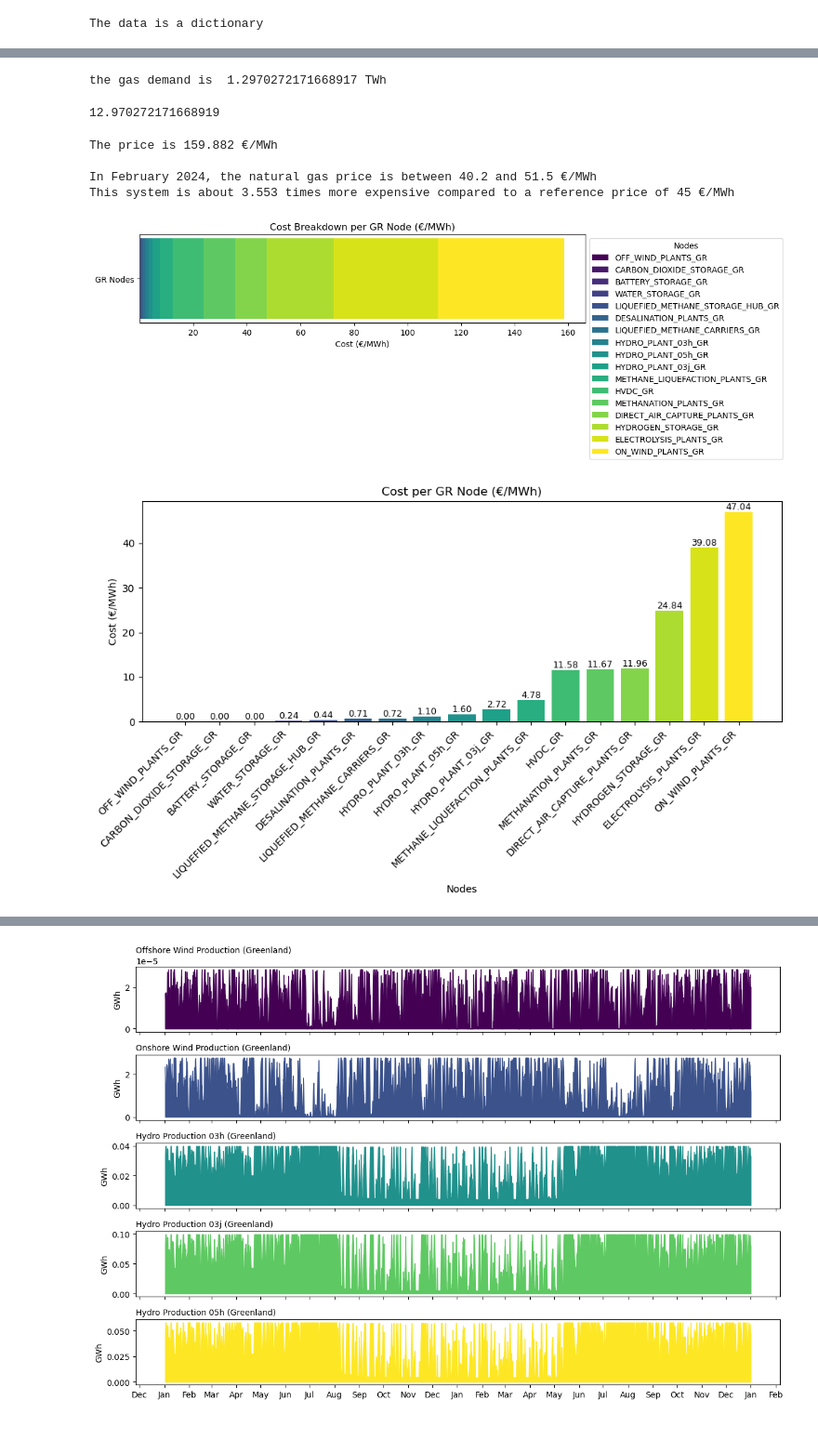
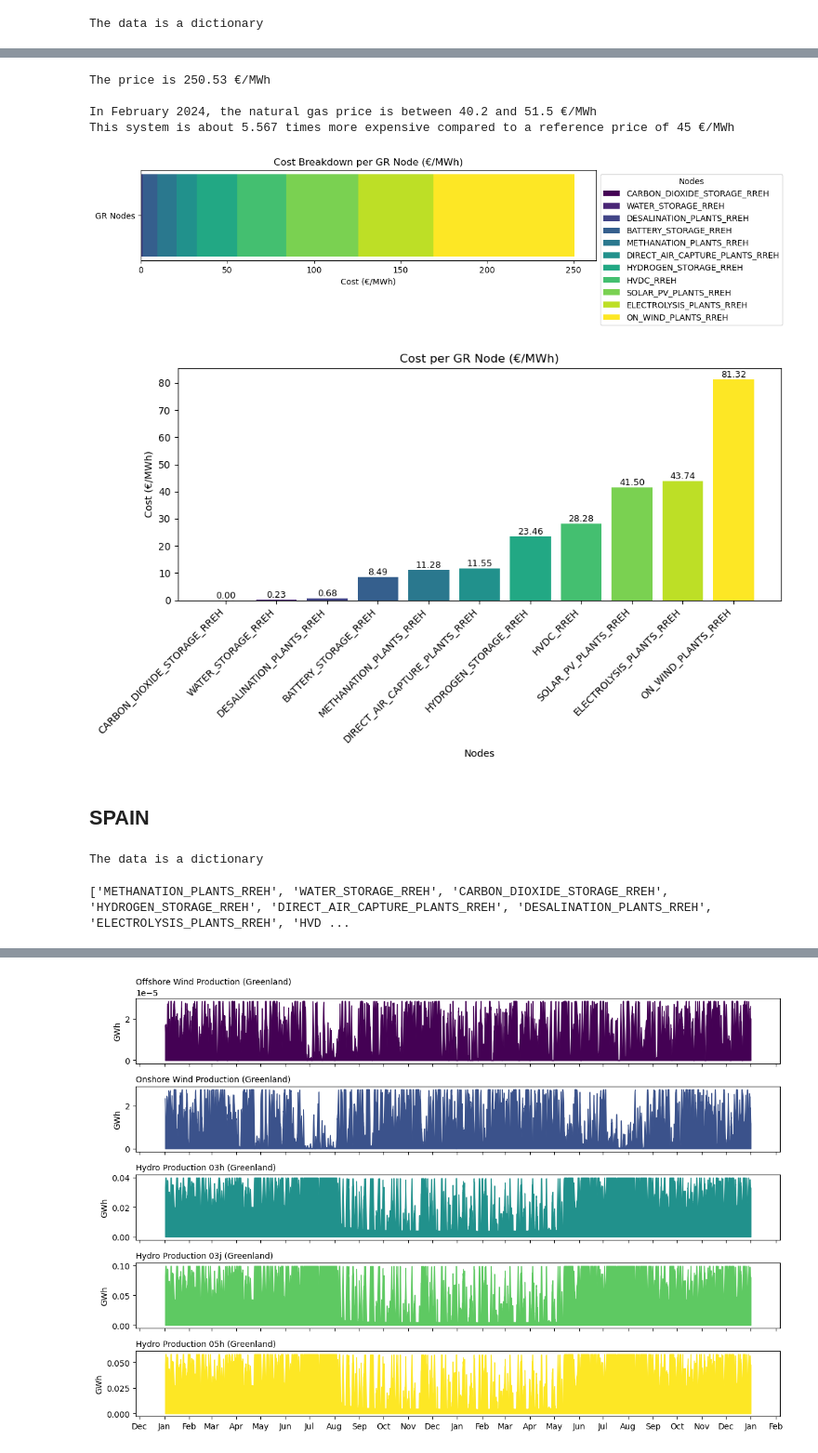
Before and after one commit to giooms/RREH_thesis, a Jupyter notebook: scripts/analysis/draft.ipynb, the cells around one changed output, grey strips where cells are left out. Shown at 93% size. Cells and saved outputs as stored; diff of their text form; code cells hidden in the pictures.

Commit message:
update for plots and EU pipe

```diff
--- a/scripts/analysis/draft.ipynb
+++ b/scripts/analysis/draft.ipynb
@@ -104,6 +91,6 @@ class MakeMeReadable:
 # %%
 dico1 = {}
-with open('../../models/hydro_wind/results/hydro_wind_diff_17544_results.json', 'r') as f:
+with open('../../models/germany_pipe/results/germany_pipe_constant_43800_results.json', 'r') as f:
     dico1 = json.load(f)
 
 d1 = MakeMeReadable(dico1)
@@ -114,14 +101,3 @@ else:
     print('The data is not a dictionary')
 # %% [output]
 The data is a dictionary
-# %%
-dico2 = {}
-with open('../../models/hydro_wind/results/hydro_wind_diff_43800_results.json', 'r') as f:
-    dico2 = json.load(f)
-
-d2 = MakeMeReadable(dico2)
-
-if isinstance(dico2, dict):
-    print('The data is a dictionary')
-else:
-    print('The data is not a dictionary')
@@ -334,31 +162,19 @@ Total installed capacity = 4.741 GW
-# %%
-gas_demand = d.model.hyperedges.DESTINATION_METHANE_BALANCE.parameters.demand
-gas_demand = np.sum(gas_demand[:timehorizon])/1000
-print("the gas demand is ", gas_demand, "TWh")
-# %% [output]
-the gas demand is  1.2970272171668917 TWh
 # %%
 # LCH4 full production:
-gas = np.array(d.solution.elements.LIQUEFIED_METHANE_REGASIFICATION.variables.methane.values) * 15.31 # kt/h * GWh/kt
+gas = np.array(d1.solution.elements.METHANATION_PLANTS_RREH.variables.methane.values) * 0.015441 # kt/h * GWh/kt
 gas_prod = np.sum(gas) # GWh
-gas_prod/1000
-# %% [output]
-12.970272171668919
 # %%
-demand_in_mwh = gas_prod * 1e3  # Convert TWh to MWh
-total_cost_in_euros = tot_cost * 1e6  # Convert million euros to euros
-
 # Compute price per MWh in euros
-price_per_mwh = total_cost_in_euros / demand_in_mwh
+price_per_mwh = tot_cost / gas_prod
 
 print(f"The price is {round(price_per_mwh, 3)} €/MWh \n")
 print("In February 2024, the natural gas price is between 40.2 and 51.5 €/MWh")  # Adjusted to €/MWh
 print("This system is about", round((price_per_mwh / 45), 3), "times more expensive compared to a reference price of 45 €/MWh")
 # %% [output]
-The price is 159.882 €/MWh
+The price is 250.53 €/MWh
 
 In February 2024, the natural gas price is between 40.2 and 51.5 €/MWh
-This system is about 3.553 times more expensive compared to a reference price of 45 €/MWh
+This system is about 5.567 times more expensive compared to a reference price of 45 €/MWh
 # %%
 def cost_rreh_detailed(ls):
     detailed_cost = {}
@@ -368,9 +184,9 @@ def cost_rreh_detailed(ls):
     for ele in ls:
         node_cost = 0
         try:
-            node_cost += np.sum(dico["solution"]["elements"][ele]["objectives"]["unnamed"])
+            node_cost += np.sum(dico1["solution"]["elements"][ele]["objectives"]["unnamed"])
         except:
-            for e in dico["solution"]["elements"][ele]["objectives"]["named"].values():
+            for e in dico1["solution"]["elements"][ele]["objectives"]["named"].values():
                 node_cost += e
         detailed_cost[ele] = node_cost
 
@@ -386,7 +202,7 @@ sorted_nodes = [item[0] for item in sorted_nodes_and_costs]
 sorted_costs = [item[1] for item in sorted_nodes_and_costs]
 
 # Convert costs to €/MWh
-adjusted_costs = [cost *1e6 / demand_in_mwh for cost in sorted_costs]
+adjusted_costs = [cost / gas_prod for cost in sorted_costs]
 
 # Generate colors - ensuring consistent colors across plots
 colors = plt.cm.viridis(np.linspace(0, 1, len(sorted_nodes)))
@@ -394,32 +210,53 @@ colors = plt.cm.viridis(np.linspace(0, 1, len(sorted_nodes)))
 # Plot 1: Stacked Horizontal Bar Chart
 plt.figure(figsize=(10, 2))
 cumulative_cost = 0  # Start at 0 for the leftmost bar segment
 
 for node, cost, color in zip(sorted_nodes, adjusted_costs, colors):
     plt.barh('GR Nodes', cost, left=cumulative_cost, color=color, label=node)
     cumulative_cost += cost
 
 plt.xlabel('Cost (€/MWh)')
 plt.title('Cost Breakdown per GR Node (€/MWh)')
 plt.legend(loc='upper left', bbox_to_anchor=(1, 1), title='Nodes')
 plt.show()
 
 # Plot 2: Vertical Bar Chart with Sorted Nodes
 plt.figure(figsize=(10, 6))
 bars = plt.bar(sorted_nodes, adjusted_costs, color=colors)
 
 plt.xlabel('Nodes')
 plt.ylabel('Cost (€/MWh)')
 plt.title('Cost per GR Node (€/MWh)')
 plt.xticks(rotation=45, ha="right")
 
 # Adding the cost above each bar
 for bar, cost in zip(bars, adjusted_costs):
     yval = bar.get_height()
     plt.text(bar.get_x() + bar.get_width() / 2, yval, f"{cost:.2f}", ha='center', va='bottom', fontsize=9)
 
 plt.tight_layout()  # Adjust layout to make room for the rotated x-axis labels
 plt.show()
 # %% [output]
-[figure, old version]
+[figure, new version]
-[figure, old version]
+[figure, new version]
+# %% [markdown]
+## SPAIN
+# %%
+dico2 = {}
+with open('../../models/spain_pipe/results/spain_pipe_constant_43800_results.json', 'r') as f:
+    dico2 = json.load(f)
+
+d2 = MakeMeReadable(dico2)
+
+if isinstance(dico2, dict):
+    print('The data is a dictionary')
+else:
+    print('The data is not a dictionary')
+# %% [output]
+The data is a dictionary
+# %%
+ls_nodes2 = list(d2.model.nodes.keys())
+
+print(ls_nodes2)
+# %% [output]
+['METHANATION_PLANTS_RREH', 'WATER_STORAGE_RREH', 'CARBON_DIOXIDE_STORAGE_RREH', 'HYDROGEN_STORAGE_RREH', 'DIRECT_AIR_CAPTURE_PLANTS_RREH', 'DESALINATION_PLANTS_RREH', 'ELECTROLYSIS_PLANTS_RREH', 'HVD ...
```
Also changed, not shown: parts of 19 cells of this notebook, 5 other files.
